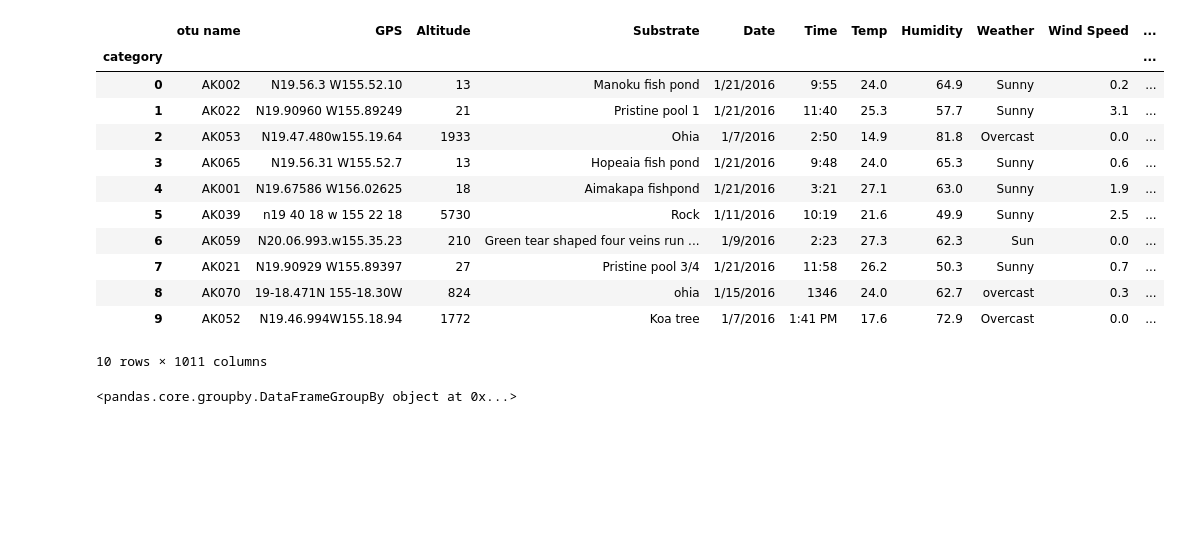
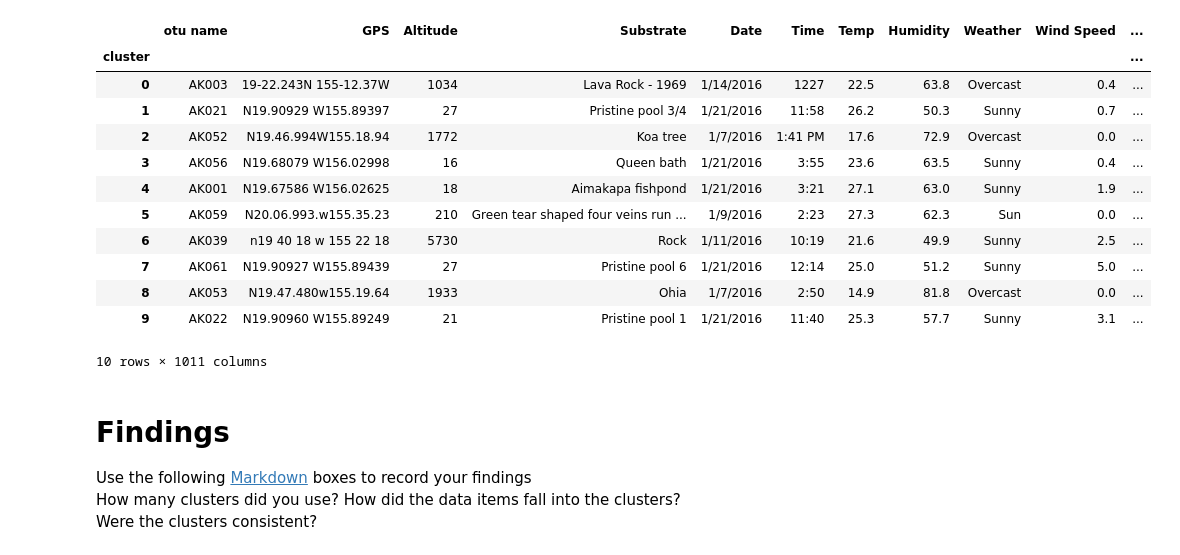
Before and after one commit to azenk1/CIS4115_Unit12_Clustering_Microbiome_Data, a Jupyter notebook: K-Means Clustering of microbiome locations.ipynb, the cells around one changed output. Cells and saved outputs as stored; diff of their text form; code cells hidden in the pictures; blank space fills up the shorter version.

```diff
--- a/K-Means Clustering of microbiome locations.ipynb
+++ b/K-Means Clustering of microbiome locations.ipynb
@@ -74,2 +87,2 @@ print (labels)
 # %%
-dataframe['category'] = labels
+dataframe['cluster'] = labels
@@ -111,20 +135,21 @@ Name: category, dtype: int64
 # %%
-dataframe.groupby('category').first()
+dataframe.groupby('cluster').first()
 # %% [output]
 |  | otu name | GPS | Altitude | Substrate | Date | Time | Temp | Humidity | Weather | Wind Speed | ... |
-| category |  |  |  |  |  |  |  |  |  |  | ... |
-| 0 | AK002 | N19.56.3 W155.52.10 | 13 | Manoku fish pond | 1/21/2016 | 9:55 | 24.0 | 64.9 | Sunny | 0.2 | ... |
-| 1 | AK022 | N19.90960 W155.89249 | 21 | Pristine pool 1 | 1/21/2016 | 11:40 | 25.3 | 57.7 | Sunny | 3.1 | ... |
-| 2 | AK053 | N19.47.480w155.19.64 | 1933 | Ohia | 1/7/2016 | 2:50 | 14.9 | 81.8 | Overcast | 0.0 | ... |
-| 3 | AK065 | N19.56.31 W155.52.7 | 13 | Hopeaia fish pond | 1/21/2016 | 9:48 | 24.0 | 65.3 | Sunny | 0.6 | ... |
+| cluster |  |  |  |  |  |  |  |  |  |  | ... |
+| 0 | AK003 | 19-22.243N 155-12.37W | 1034 | Lava Rock - 1969 | 1/14/2016 | 1227 | 22.5 | 63.8 | Overcast | 0.4 | ... |
+| 1 | AK021 | N19.90929 W155.89397 | 27 | Pristine pool 3/4 | 1/21/2016 | 11:58 | 26.2 | 50.3 | Sunny | 0.7 | ... |
+| 2 | AK052 | N19.46.994W155.18.94 | 1772 | Koa tree | 1/7/2016 | 1:41 PM | 17.6 | 72.9 | Overcast | 0.0 | ... |
+| 3 | AK056 | N19.68079 W156.02998 | 16 | Queen bath | 1/21/2016 | 3:55 | 23.6 | 63.5 | Sunny | 0.4 | ... |
 | 4 | AK001 | N19.67586 W156.02625 | 18 | Aimakapa fishpond | 1/21/2016 | 3:21 | 27.1 | 63.0 | Sunny | 1.9 | ... |
-| 5 | AK039 | n19 40 18 w 155 22 18 | 5730 | Rock | 1/11/2016 | 10:19 | 21.6 | 49.9 | Sunny | 2.5 | ... |
-| 6 | AK059 | N20.06.993.w155.35.23 | 210 | Green tear shaped four veins run ... | 1/9/2016 | 2:23 | 27.3 | 62.3 | Sun | 0.0 | ... |
-| 7 | AK021 | N19.90929 W155.89397 | 27 | Pristine pool 3/4 | 1/21/2016 | 11:58 | 26.2 | 50.3 | Sunny | 0.7 | ... |
-| 8 | AK070 | 19-18.471N 155-18.30W | 824 | ohia | 1/15/2016 | 1346 | 24.0 | 62.7 | overcast | 0.3 | ... |
-| 9 | AK052 | N19.46.994W155.18.94 | 1772 | Koa tree | 1/7/2016 | 1:41 PM | 17.6 | 72.9 | Overcast | 0.0 | ... |
+| 5 | AK059 | N20.06.993.w155.35.23 | 210 | Green tear shaped four veins run ... | 1/9/2016 | 2:23 | 27.3 | 62.3 | Sun | 0.0 | ... |
+| 6 | AK039 | n19 40 18 w 155 22 18 | 5730 | Rock | 1/11/2016 | 10:19 | 21.6 | 49.9 | Sunny | 2.5 | ... |
+| 7 | AK061 | N19.90927 W155.89439 | 27 | Pristine pool 6 | 1/21/2016 | 12:14 | 25.0 | 51.2 | Sunny | 5.0 | ... |
+| 8 | AK053 | N19.47.480w155.19.64 | 1933 | Ohia | 1/7/2016 | 2:50 | 14.9 | 81.8 | Overcast | 0.0 | ... |
+| 9 | AK022 | N19.90960 W155.89249 | 21 | Pristine pool 1 | 1/21/2016 | 11:40 | 25.3 | 57.7 | Sunny | 3.1 | ... |
 10 rows × 1011 columns
-# %%
-dataframe.groupby('category',axis=1)
-# %% [output]
-<pandas.core.groupby.DataFrameGroupBy object at 0x...>
+# %% [markdown]
+# Findings
+Use the following [Markdown](http://jupyter-notebook.readthedocs.io/en/stable/examples/Notebook/Working%20With%20Markdown%20Cells.html) boxes to record your findings<br>
+How many clusters did you use? How did the data items fall into the clusters?<br>
+Were the clusters consistent? <br>
```
Also changed, not shown: parts of 14 cells of this notebook, 1 other file.
